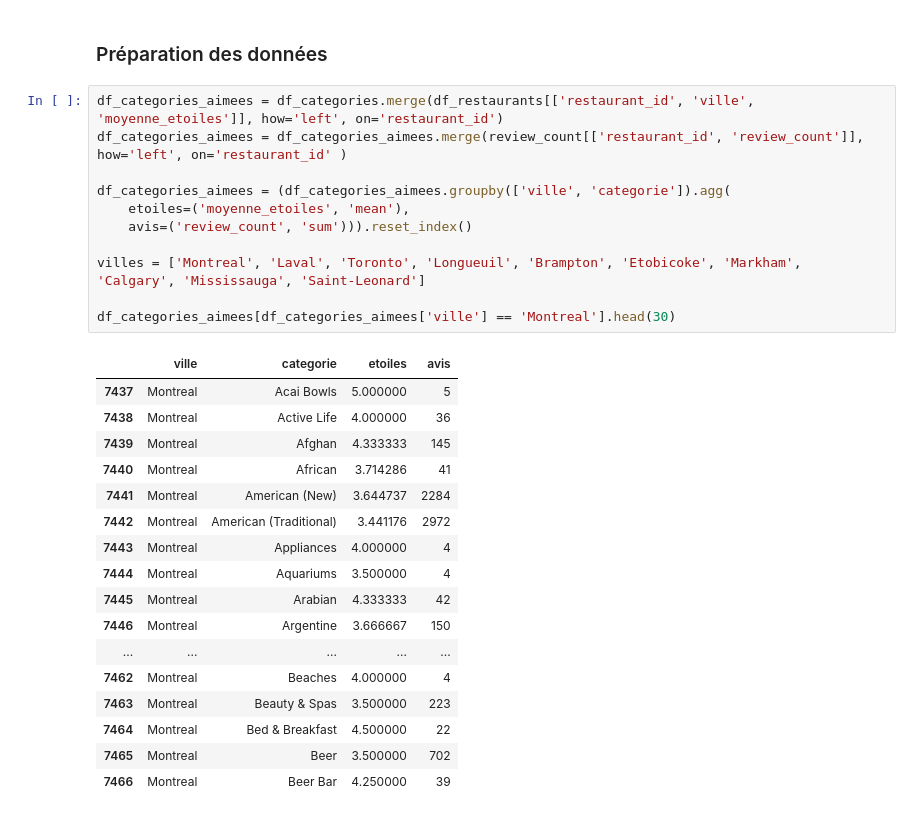
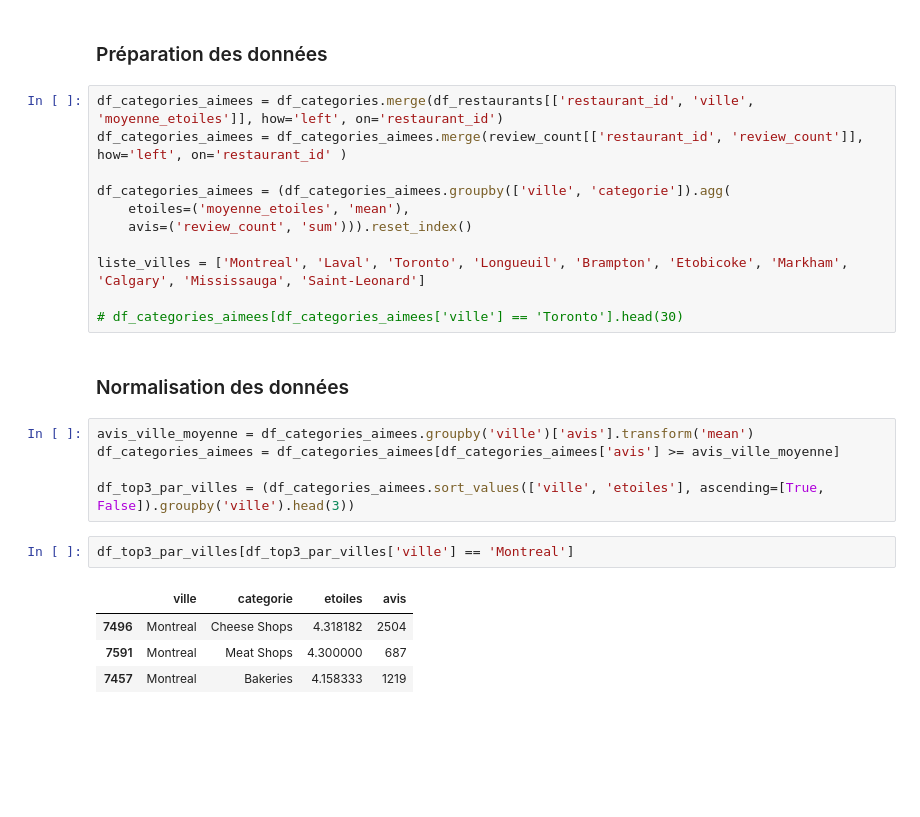
Before and after one commit to Marc-AntoineMercier/420-514-MV-TP03, a Jupyter notebook: nettoyage.ipynb, the cells around one changed output. Saved outputs shown, nothing was run; the diff lists cells and outputs as text; blank space fills up the shorter version.

```diff
--- a/nettoyage.ipynb
+++ b/nettoyage.ipynb
@@ -1296,24 +1319,20 @@ df_categories_aimees = (df_categories_aimees.groupby(['ville', 'categorie']).agg
     etoiles=('moyenne_etoiles', 'mean'),
     avis=('review_count', 'sum'))).reset_index()
 
-villes = ['Montreal', 'Laval', 'Toronto', 'Longueuil', 'Brampton', 'Etobicoke', 'Markham', 'Calgary', 'Mississauga', 'Saint-Leonard']
+liste_villes = ['Montreal', 'Laval', 'Toronto', 'Longueuil', 'Brampton', 'Etobicoke', 'Markham', 'Calgary', 'Mississauga', 'Saint-Leonard']
 
-df_categories_aimees[df_categories_aimees['ville'] == 'Montreal'].head(30)
+# df_categories_aimees[df_categories_aimees['ville'] == 'Toronto'].head(30)
-# %% [output]
-|  | ville | categorie | etoiles | avis |
-| 7437 | Montreal | Acai Bowls | 5.000000 | 5 |
-| 7438 | Montreal | Active Life | 4.000000 | 36 |
-| 7439 | Montreal | Afghan | 4.333333 | 145 |
-| 7440 | Montreal | African | 3.714286 | 41 |
-| 7441 | Montreal | American (New) | 3.644737 | 2284 |
-| 7442 | Montreal | American (Traditional) | 3.441176 | 2972 |
-| 7443 | Montreal | Appliances | 4.000000 | 4 |
-| 7444 | Montreal | Aquariums | 3.500000 | 4 |
-| 7445 | Montreal | Arabian | 4.333333 | 42 |
-| 7446 | Montreal | Argentine | 3.666667 | 150 |
-| ... | ... | ... | ... | ... |
-| 7462 | Montreal | Beaches | 4.000000 | 4 |
-| 7463 | Montreal | Beauty & Spas | 3.500000 | 223 |
-| 7464 | Montreal | Bed & Breakfast | 4.500000 | 22 |
-| 7465 | Montreal | Beer | 3.500000 | 702 |
-| 7466 | Montreal | Beer Bar | 4.250000 | 39 |
+# %% [markdown]
+### Normalisation des données
+# %%
+avis_ville_moyenne = df_categories_aimees.groupby('ville')['avis'].transform('mean')
+df_categories_aimees = df_categories_aimees[df_categories_aimees['avis'] >= avis_ville_moyenne]
+
+df_top3_par_villes = (df_categories_aimees.sort_values(['ville', 'etoiles'], ascending=[True, False]).groupby('ville').head(3))
+# %%
+df_top3_par_villes[df_top3_par_villes['ville'] == 'Montreal']
+# %% [output]
+|  | ville | categorie | etoiles | avis |
+| 7496 | Montreal | Cheese Shops | 4.318182 | 2504 |
+| 7591 | Montreal | Meat Shops | 4.300000 | 687 |
+| 7457 | Montreal | Bakeries | 4.158333 | 1219 |
```
Also changed, not shown: parts of 6 cells of this notebook.
